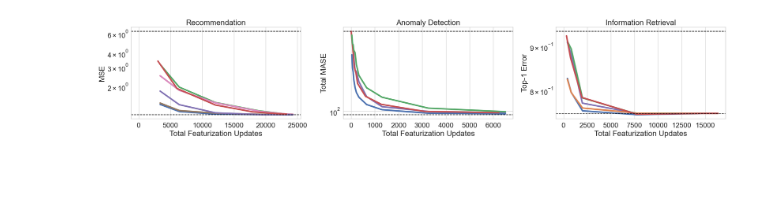
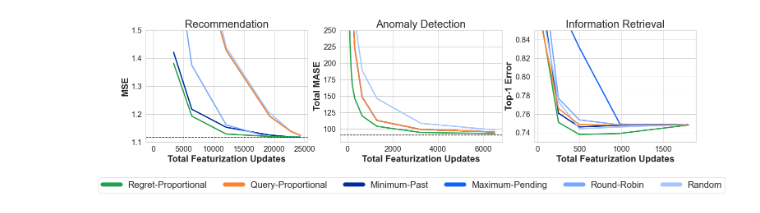
Before and after one commit to feature-store/experiments, a Jupyter notebook: nb/plots.ipynb, the cells around one changed output. Saved outputs shown, nothing was run; the diff lists cells and outputs as text; code cells hidden in the pictures; blank space fills up the shorter version.

```diff
--- a/nb/plots.ipynb
+++ b/nb/plots.ipynb
@@ -16,7 +13,7 @@ The autoreload extension is already loaded. To reload it, use:
 # %%
 policy_map = {
-    'total_error': 'Regret-Optimized',
-    'total_error_cold': 'Regret-Optimized',
+    'total_error': 'Regret-Proportional',
+    'total_error_cold': 'Regret-Proportional',
     'min_past': 'Minimum-Past',
     'round_robin': "Round-Robin",
     'max_pending': "Maximum-Pending",
@@ -25,5 +22,5 @@ policy_map = {
     "batch": "Batched",
     'random': "Random"
 }
-hue_order = ['Regret-Optimized', "Query-Proportional", "Random", "Batched", "Round-Robin", 'Minimum-Past', "Maximum-Pending"]
+hue_order = ['Regret-Proportional', "Query-Proportional", 'Minimum-Past', "Maximum-Pending", "Round-Robin", "Random", "Batched", "Best-Case"]
 # %%
@@ -73,9 +93,15 @@ stl_updates_df = pd.read_csv(f"{plots_dir}/updates.csv")
 stl_df["error"] = stl_df["total_error"]
 stl_df["updates"] = stl_df["runtime"].apply(lambda r: int(24/r) if r > 0 else "infinity")
 stl_updates_df["updates"] = stl_updates_df["runtime"].apply(lambda r: int(24/r) if r > 0 else "infinity")
+# add minimum past and max pending as equivalent to round robin
+for eq_policy in ["min_past", "max_pending", "query_proportional"]:
+    policy_df = pd.DataFrame(stl_df[stl_df["policy"] == "round_robin"])
+    policy_df["policy"] = eq_policy
+    stl_df = pd.concat([stl_df, policy_df])
 stl_df["workload"] = "Anomaly Detection"
 stl_df.policy = stl_df.policy.map(policy_map)
 stl_updates_df.policy = stl_updates_df.policy.map(policy_map)
+
 
 stl_baseline_df = pd.read_csv(f"{plots_dir}/baseline.csv")
 stl_upper_bound = stl_baseline_df[stl_baseline_df["policy"] == "All"].total_error.iloc[0]
@@ -83,5 +109,7 @@ stl_upper_bound_updates = stl_baseline_df[stl_baseline_df["policy"] == "All"].to
 stl_lower_bound = stl_baseline_df[stl_baseline_df["policy"] == "None"].total_error.iloc[0]
 stl_lower_bound_updates = stl_baseline_df[stl_baseline_df["policy"] == "None"].total_updates.iloc[0]
 
+stl_df["error_increase"] = stl_df["error"] - stl_upper_bound
+
 stl_baseline_df
 # %% [output]
@@ -102,6 +141,8 @@ als_upper_bound_updates = als_baseline_df[als_baseline_df["updates"] == 10000].t
 als_lower_bound = als_baseline_df[als_baseline_df["updates"] == 0].error.iloc[0]
 als_lower_bound_updates = als_baseline_df[als_baseline_df["updates"] == 0].total_updates.iloc[0]
 
+als_df["error_increase"] = als_df["error"] - als_upper_bound
+
 print(als_upper_bound, als_lower_bound)
 als_baseline_df
 # %% [output]
@@ -169,34 +253,58 @@ fig.savefig('../data/plots/bar_all.pdf', dpi=300, bbox_inches = "tight")
 # %%
 fig, axes = plt.subplots(1, 3, figsize=(24,5))
-linewidth = 4
+linewidth = 3
+
+
+line_hue_order = ['Minimum-Past', "Maximum-Pending", "Round-Robin", "Random", 'Regret-Proportional', "Query-Proportional"]
+
 
 updates = [0.25, 0.5, 1, 2, 3, 4, 6]
-g0 = sns.lineplot(data=als_df[als_df.updates.isin(updates)], x="total_updates", y="error", hue="policy", ax=axes[0], palette=hue_colors, linewidth=linewidth)
-axes[0].set(title="Recommendation", xlabel="Total Featurization Updates",  ylabel="MSE", yscale="log")
+g0 = sns.lineplot(data=als_df[als_df.updates.isin(updates)], x="total_updates", y="error", hue="policy", ax=axes[0], palette=hue_colors, linewidth=linewidth, hue_order=line_hue_order)
+axes[0].set(title="Recommendation", xlabel="Total Featurization Updates",  ylabel="MSE", ylim=(1.1, 1.5))
+axes[0].set_xlabel("Total Featurization Updates", fontsize=22, fontweight="bold")
+axes[0].set_ylabel("MSE", fontsize=22, fontweight="bold")
+axes[0].set_title("Recommendation", fontsize=26)
 g0.axline((5000, als_upper_bound), (1, als_upper_bound), color='black', linestyle="--")
-g0.axline((5000, als_lower_bound), (1, als_lower_bound), color='black', linestyle="--")
+#g0.axline((5000, als_lower_bound), (1, als_lower_bound), color='black', linestyle="--")
 g0.legend_.remove()
 
 updates = [1, 2, 3, 4, 6, 8, 12, 24, 48, 120, 240]
-g1 = sns.lineplot(data=stl_df[stl_df.updates.isin(updates)], x="total_updates", y="error", hue="policy", ax=axes[1], palette=hue_colors, linewidth=linewidth)
-axes[1].set(title="Anomaly Detection", xlabel="Total Featurization Updates",  ylabel="Total MASE", yscale="log")
+g1 = sns.lineplot(data=stl_df[stl_df.updates.isin(updates)].reset_index(), x="total_updates", y="error", hue="policy", ax=axes[1], palette=hue_colors, linewidth=linewidth, hue_order=line_hue_order)
+axes[1].set(title="Anomaly Detection", xlabel="Total Featurization Updates",  ylabel="Total MASE", ylim=(80, 250))
+axes[1].set_xlabel("Total Featurization Updates", fontsize=22, fontweight="bold")
+axes[1].set_ylabel("Total MASE", fontsize=22, fontweight="bold")
+axes[1].set_title("Anomaly Detection", fontsize=26)
 g1.axline((0, stl_upper_bound), (0.1, stl_upper_bound), color='black', linestyle="--")
 g1.axline((0, stl_lower_bound), (0.1, stl_lower_bound), color='black', linestyle="--")
 #g1.axvline(stl_lower_bound_updates, linewidth=2, color='black', linestyle="--")
 g1.legend_.remove()
 
-updates = [0.01, 0.02, 0.03, 0.04, 0.05, 0.2, 0.4, 0.5, 0.75]
-g2 = sns.lineplot(data=wiki_df[wiki_df.updates.isin(updates)], x="total_updates", y="error", hue="policy", ax=axes[2], palette=hue_colors, linewidth=linewidth)
-axes[2].set(title="Information Retrieval", xlabel="Total Featurization Updates",  ylabel="Top-1 Error", yscale="log")
-g2.axline((0, wiki_upper_bound), (0.1, wiki_upper_bound), color='black', linestyle="--")
-g2.axline((0, wiki_lower_bound), (0.1, wiki_lower_bound), color='black', linestyle="--")
+#updates = [0.01, 0.02, 0.03, 0.04, 0.05, 0.2, 0.4, 0.5, 0.75]
+updates = [0.01, 0.05, 0.5, 0.1, 0.2]
+
+g2 = sns.lineplot(data=wiki_df[wiki_df.updates.isin(updates)], x="total_updates", y="error", hue="policy", ax=axes[2], palette=hue_colors, linewidth=linewidth,  hue_order=line_hue_order)
+axes[2].set(title="Information Retrieval", xlabel="Total Featurization Updates",  ylabel="Top-1 Error", ylim=(0.73, 0.85))
+
+axes[2].set_xlabel("Total Featurization Updates", fontsize=22, fontweight="bold")
+axes[2].set_ylabel("Top-1 Error", fontsize=22, fontweight="bold")
+axes[2].set_title("Information Retrieval", fontsize=26)
+#g2.axline((0, wiki_upper_bound), (0.1, wiki_upper_bound), color='black', linestyle="--")
+#g2.axline((0, wiki_lower_bound), (0.1, wiki_lower_bound), color='black', linestyle="--")
 g2.legend_.remove()
 
 handles, labels = axes[2].get_legend_handles_labels()
+order = [labels.index(hue_order[labels.index(l)]) for l in labels]
+leg = fig.legend([handles[idx] for idx in order],[labels[idx] for idx in order], fontsize=22, loc="lower center", ncol=len(labels), bbox_to_anchor=(0.5, -0.25))
+
+# set the linewidth of each legend object
+for legobj in leg.legendHandles:
+    legobj.set_linewidth(10.0)
+
 #fig.legend(handles, labels, bbox_to_anchor=(1.2, 0.8))
 #fig.legend(handles, labels, bbox_to_anchor=(1.15, 0.8))
-fig.tight_layout()
+#fig.legend(handles, labels, loc="lower center", ncol=len(labels), bbox_to_anchor=(0.5, 1))
+#fig.tight_layout()
 
 fig.savefig('../data/plots/line_all.pdf', dpi=300, bbox_inches = "tight")
 # %% [output]
-[figure, old version]
+[figure, new version]
```
Also changed, not shown: parts of 21 cells of this notebook.
